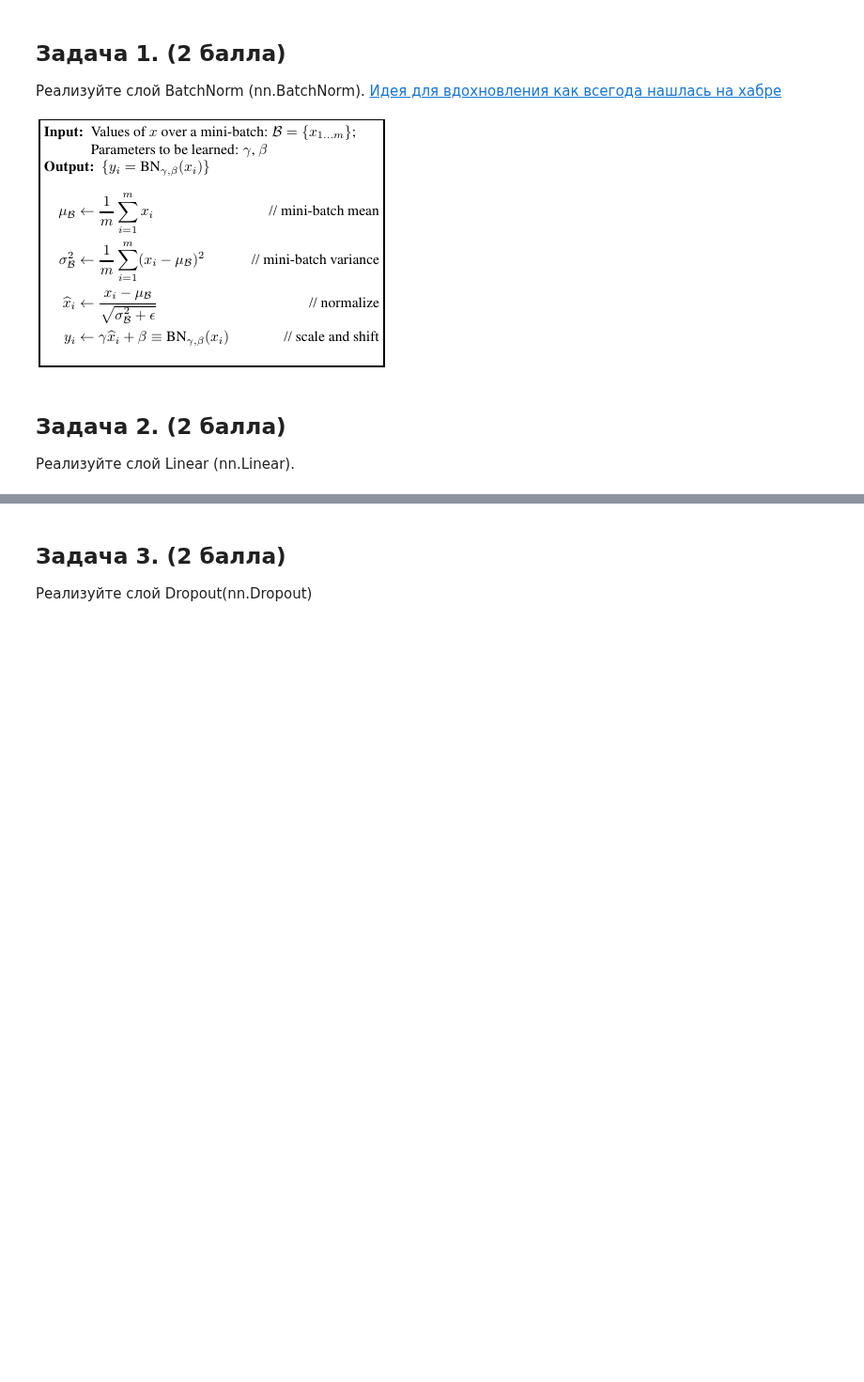
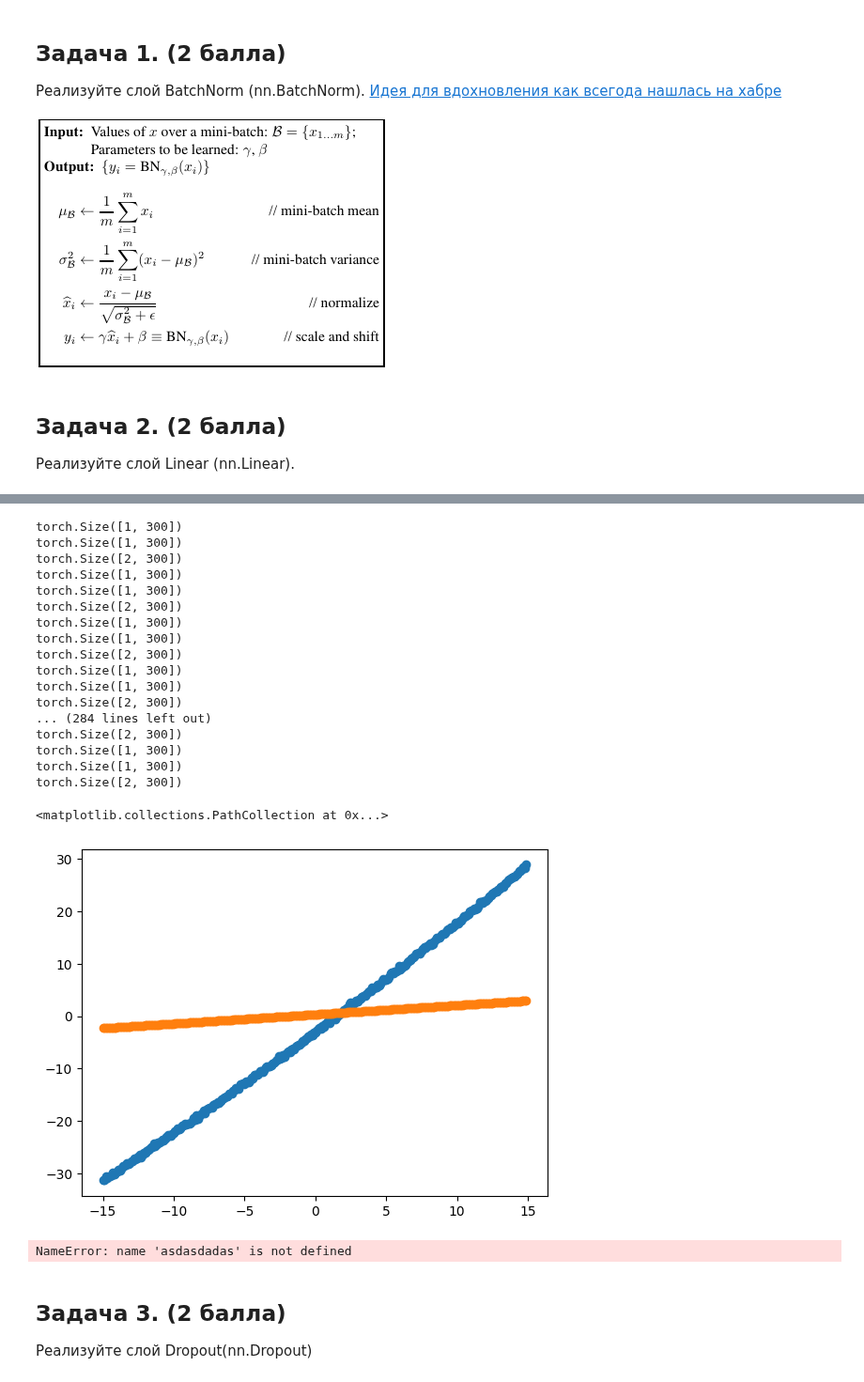
Before and after one commit to Dmitrij-Solovjev/spbu_deep_learning, a Jupyter notebook: homeworks/HW2/HW2.ipynb, the cells around one changed output, grey strips where cells are left out. Shown at 94% size. Cells and saved outputs as stored; diff of their text form; code cells hidden in the pictures; blank space fills up the shorter version.

```diff
--- a/homeworks/HW2/HW2.ipynb
+++ b/homeworks/HW2/HW2.ipynb
@@ -50,12 +50,20 @@ class BatchNorm(Layer):
 class Linear(Layer):
     def __init__(self, input_len, output_len):
         #self.w = torch.rand(len)
-        self.W = torch.rand(input_len+1, output_len)
+        self.W = torch.rand(input_len+1, output_len, requires_grad=True)
         self.param = [self.W]
 
     def __call__(self, X):
-        X_1 = torch.concat(X, torch.tensor([1], dtype=type(X[0])))
-        return self.W @ X_1
+        X_1 = torch.ones(X.size()[1]).unsqueeze(0)
+
+        print(X.size())
+        print(X_1.size())
+
+        print(torch.cat((X_1, X),0).size())
+        X_con = torch.cat((X_1, X),0)
+#        print(X_con @ self.W.T)
+
+        return self.W.T @ X_con
 
 class Model:
     def __init__(self):
@@ -65,6 +73,9 @@ class Model:
     #@property
     def __repr__(self):
         return "Bobr Kurva"
+
+    def __call__(self, data):
+        return self.forward(data)
 
     def parameters(self):
         parameters_arr = []
@@ -86,13 +97,16 @@ class Optimizator:
 
     def zero_grad(self):
         ''' Тут мы сбрасывыем  градиенты в нуль '''
-        for model_parameter in self.model_parameters:
-            model_parameter.retain_grad()
+        for layer_parameters in self.model_parameters:
+            for layer_parameter in layer_parameters:
+                layer_parameter.retain_grad()
 
     def step(self):
         ''' Тут мы коррентируем веса в соотвествии с SGD '''
-        for model_parameter in self.model_parameters:
-            model_parameter = model_parameter -  self.lr * model_parameter.grad.data
+        for layer_parameters in self.model_parameters:
+            for layer_parameter in layer_parameters:
+                layer_parameter = layer_parameter -  self.lr * layer_parameter.grad.data
+                print(layer_parameter.grad.data)
 # %%
 class MyModel(Model):
     def __init__(self):
@@ -106,3 +151,39 @@ optimizer = Optimizator(model.parameters(), lr=1e-3)
+# %%
+for i in range(100):
+    preds = model(x[:, 0].unsqueeze(0))
+    loss = loss_fn(preds, y)
+
+    # Backpropagation
+    optimizer.zero_grad()
+    loss.backward()
+    optimizer.step()
+
+plt.scatter(x[:, 0], y)
+plt.scatter(x[:, 0], preds.detach().numpy())
+# %% [output]
+torch.Size([1, 300])
+torch.Size([1, 300])
+torch.Size([2, 300])
+torch.Size([1, 300])
+torch.Size([1, 300])
+torch.Size([2, 300])
+torch.Size([1, 300])
+torch.Size([1, 300])
+torch.Size([2, 300])
+torch.Size([1, 300])
+torch.Size([1, 300])
+torch.Size([2, 300])
+... (284 lines left out)
+torch.Size([2, 300])
+torch.Size([1, 300])
+torch.Size([1, 300])
+torch.Size([2, 300])
+<matplotlib.collections.PathCollection at 0x...>
+[figure, added]
+# %%
+asdasdadas
+# %% [output]
+NameError: name 'asdasdadas' is not defined
 # %%
 train_data = datasets.FashionMNIST(
     root="../../datasets",
```
Also changed, not shown: parts of 3 cells of this notebook.
